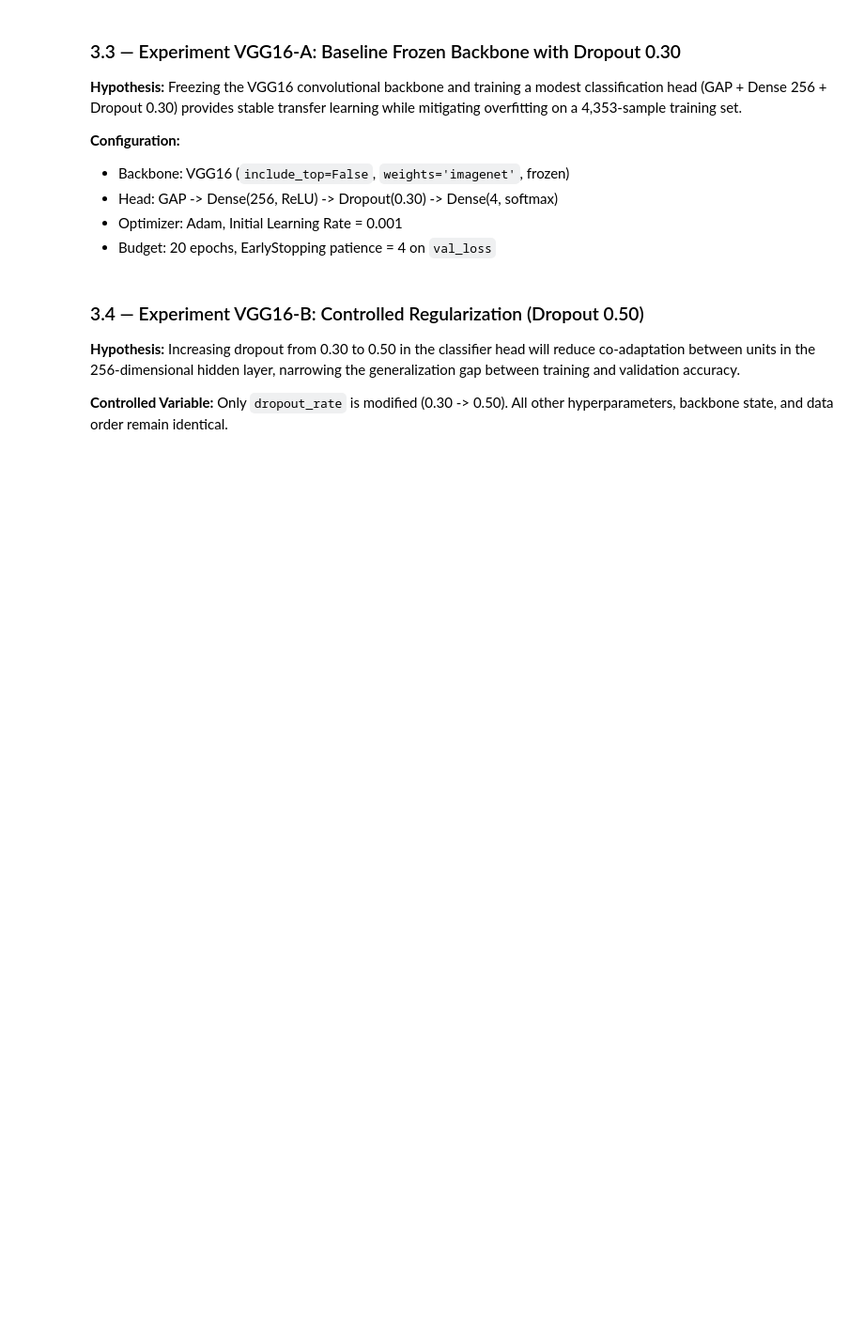
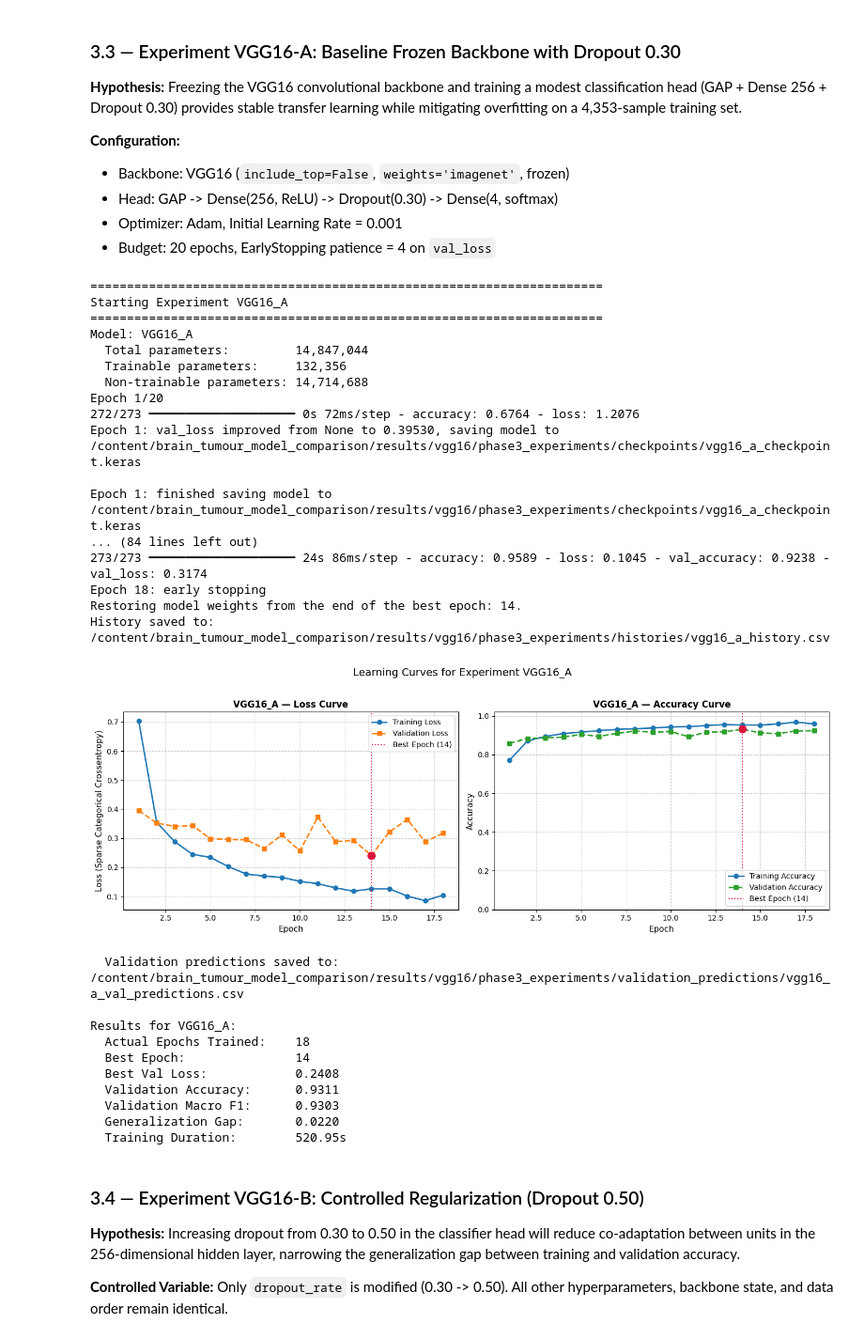
Before and after one commit to ramzyhafeel/brain_tumour_model_comparison, a Jupyter notebook: notebooks/02_vgg16.ipynb, the cells around one changed output. Shown at 94% size. Saved outputs shown, nothing was run; the diff lists cells and outputs as text; code cells hidden in the pictures; blank space fills up the shorter version.

```diff
--- a/notebooks/02_vgg16.ipynb
+++ b/notebooks/02_vgg16.ipynb
@@ -638,10 +753,10 @@ phase1_config = {
 
 config_path = os.path.join(RESULTS_DIR, "phase1_config.json")
 with open(config_path, "w") as f:
-    json.dump(phase1_config, f, indent=4, default=json_safe)
+    json.dump(phase1_config, f, indent=4)
 print(f"Phase 1 config saved to: {config_path}")
 
 env_path = os.path.join(RESULTS_DIR, "vgg16_environment.json")
 with open(env_path, "w") as f:
-    json.dump(environment_info, f, indent=4, default=json_safe)
+    json.dump(environment_info, f, indent=4)
 print(f"Environment info saved to: {env_path}")
@@ -1284,34 +1659,63 @@ gap_a = train_acc_best_a - eval_a["validation_accuracy"]
 print(f"\nResults for {EXP_A_ID}:")
 print(f"  Actual Epochs Trained:    {len(history_vgg16_a.history['loss'])}")
 print(f"  Best Epoch:               {best_epoch_a}")
 print(f"  Best Val Loss:            {best_val_loss_a:.4f}")
 print(f"  Validation Accuracy:      {eval_a['validation_accuracy']:.4f}")
 print(f"  Validation Macro F1:      {eval_a['validation_macro_f1']:.4f}")
 print(f"  Generalization Gap:       {gap_a:.4f}")
 print(f"  Training Duration:        {duration_a:.2f}s")
 
 # Save experiment config
 config_a = {
     "experiment_id": EXP_A_ID,
     "description": "Frozen VGG16 backbone + GAP + Dense(256) + Dropout(0.30)",
     "backbone_trainable": False,
     "dropout": 0.30,
     "optimizer": "Adam",
     "learning_rate": LR_A,
     "max_epochs": MAX_EPOCHS,
     "actual_epochs": len(history_vgg16_a.history["loss"]),
     "best_epoch": best_epoch_a,
     "best_val_loss": best_val_loss_a,
     "validation_accuracy": eval_a["validation_accuracy"],
     "validation_macro_f1": eval_a["validation_macro_f1"],
     "generalization_gap": gap_a,
     "training_duration_seconds": duration_a,
     "total_parameters": int(params_a_total),
     "trainable_parameters": int(params_a_trainable),
     "seed": SEED
 }
 with open(os.path.join(CONFIGS_DIR, "vgg16_a_config.json"), "w") as f:
-    json.dump(config_a, f, indent=4, default=json_safe)
+    json.dump(config_a, f, indent=4)
+# %% [output]
+======================================================================
+Starting Experiment VGG16_A
+======================================================================
+Model: VGG16_A
+  Total parameters:         14,847,044
+  Trainable parameters:     132,356
+  Non-trainable parameters: 14,714,688
+Epoch 1/20
+272/273 ━━━━━━━━━━━━━━━━━━━━ 0s 72ms/step - accuracy: 0.6764 - loss: 1.2076
+Epoch 1: val_loss improved from None to 0.39530, saving model to /content/brain_tumour_model_comparison/results/vgg16/phase3_experiments/checkpoints/vgg16_a_checkpoint.keras
+
+Epoch 1: finished saving model to /content/brain_tumour_model_comparison/results/vgg16/phase3_experiments/checkpoints/vgg16_a_checkpoint.keras
+... (84 lines left out)
+273/273 ━━━━━━━━━━━━━━━━━━━━ 24s 86ms/step - accuracy: 0.9589 - loss: 0.1045 - val_accuracy: 0.9238 - val_loss: 0.3174
+Epoch 18: early stopping
+Restoring model weights from the end of the best epoch: 14.
+History saved to: /content/brain_tumour_model_comparison/results/vgg16/phase3_experiments/histories/vgg16_a_history.csv
+[figure, added]
+  Validation predictions saved to: /content/brain_tumour_model_comparison/results/vgg16/phase3_experiments/validation_predictions/vgg16_a_val_predictions.csv
+
+Results for VGG16_A:
+  Actual Epochs Trained:    18
+  Best Epoch:               14
+  Best Val Loss:            0.2408
+  Validation Accuracy:      0.9311
+  Validation Macro F1:      0.9303
+  Generalization Gap:       0.0220
+  Training Duration:        520.95s
 # %% [markdown]
 ### 3.4 — Experiment VGG16-B: Controlled Regularization (Dropout 0.50)
 
```
Also changed, not shown: parts of 58 cells of this notebook.
